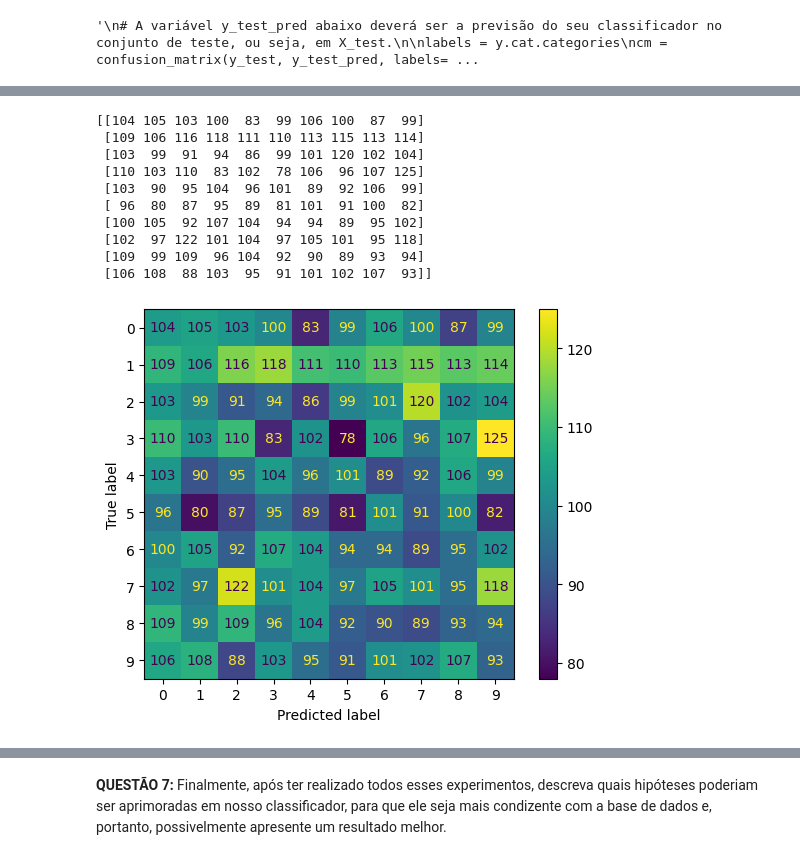
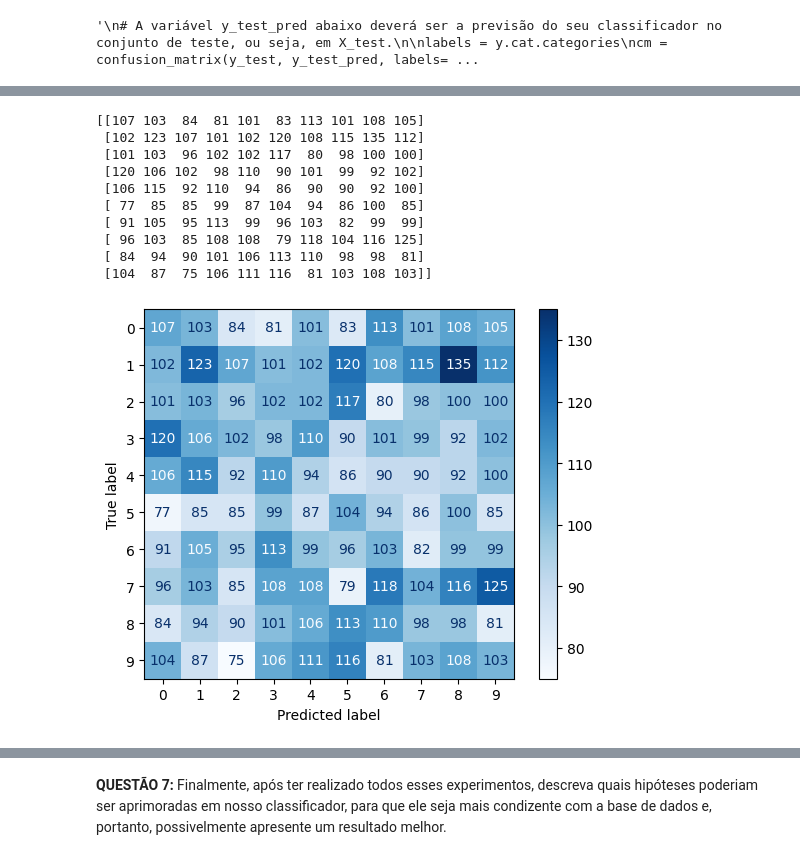
Before and after one commit to milton-salgado/estatistica-e-probabilidade, a Jupyter notebook: projetos/projeto_03.ipynb, the cells around one changed output, grey strips where cells are left out. Drawn from its saved outputs; the diff is of its cells as text; code cells hidden in the pictures.

```diff
--- a/projetos/projeto_03.ipynb
+++ b/projetos/projeto_03.ipynb
@@ -800,32 +827,32 @@ plt.show()
 # %%
 # Utilizando um classificador "péssimo"
 
 # Classificador aleatório (baseline)
 rand = np.random.choice(y.cat.categories, size=len(y_test))
 
 # Obtenção das categorias de classe
 labels = y.cat.categories
 
 # Cálculo da matriz de confusão
 cm = confusion_matrix(y_test, rand, labels=labels)
 
 # Exibição da matriz de confusão usando ConfusionMatrixDisplay
 print(cm)
 disp = ConfusionMatrixDisplay(cm, display_labels=labels)
-disp.plot()
+disp.plot(cmap='Blues')
 plt.show()
 # %% [output]
-[[104 105 103 100  83  99 106 100  87  99]
- [109 106 116 118 111 110 113 115 113 114]
- [103  99  91  94  86  99 101 120 102 104]
- [110 103 110  83 102  78 106  96 107 125]
- [103  90  95 104  96 101  89  92 106  99]
- [ 96  80  87  95  89  81 101  91 100  82]
- [100 105  92 107 104  94  94  89  95 102]
- [102  97 122 101 104  97 105 101  95 118]
- [109  99 109  96 104  92  90  89  93  94]
- [106 108  88 103  95  91 101 102 107  93]]
+[[107 103  84  81 101  83 113 101 108 105]
+ [102 123 107 101 102 120 108 115 135 112]
+ [101 103  96 102 102 117  80  98 100 100]
+ [120 106 102  98 110  90 101  99  92 102]
+ [106 115  92 110  94  86  90  90  92 100]
+ [ 77  85  85  99  87 104  94  86 100  85]
+ [ 91 105  95 113  99  96 103  82  99  99]
+ [ 96 103  85 108 108  79 118 104 116 125]
+ [ 84  94  90 101 106 113 110  98  98  81]
+ [104  87  75 106 111 116  81 103 108 103]]
-[figure, old version]
+[figure, new version]
 # %%
 # Cálculo da matriz de confusão para o modelo Gaussiano (gnb)
 labels = y.cat.categories  # Obtém as categorias de classe
```
Also changed, not shown: parts of 21 cells of this notebook.
